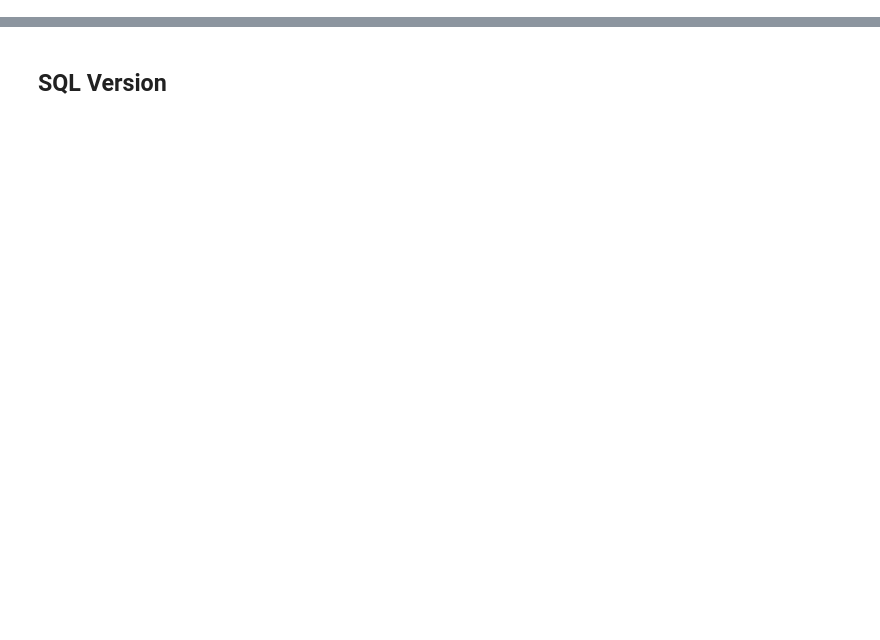
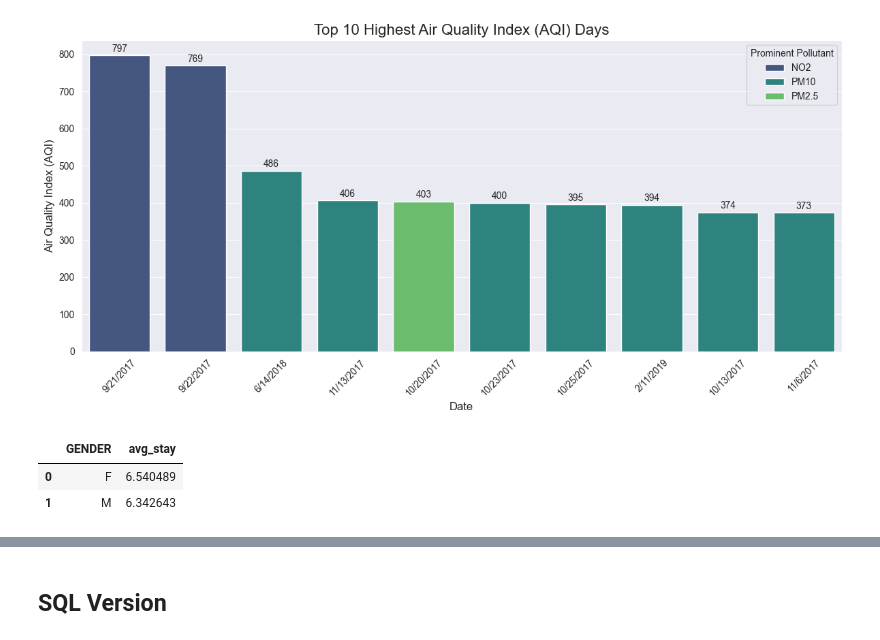
Before and after one commit to ExistCode/big_data_assignment, a Jupyter notebook: Spark.ipynb, the cells around one changed output, grey strips where cells are left out. Drawn from its saved outputs; the diff is of its cells as text; code cells hidden in the pictures; blank space fills up the shorter version.

```diff
--- a/Spark.ipynb
+++ b/Spark.ipynb
@@ -26,0 +52,10 @@ pollution_df = spark.read.csv(
+# %%
+join_query = spark.sql("""
+SELECT DATE, AQI, PROMINENT_POLLUTENT
+FROM pollution
+ORDER BY AQI DESC
+LIMIT 10;
+
+""").toPandas()
+
+join_query
@@ -26,0 +74,39 @@ pollution_df = spark.read.csv(
+# %%
+import matplotlib.pyplot as plt
+import seaborn as sns
+
+# Set the style for better visualization
+plt.figure(figsize=(12, 6))
+sns.set_style("darkgrid")
+
+# Create a bar plot
+ax = sns.barplot(x='DATE', y='AQI', data=join_query,
+                 hue='PROMINENT_POLLUTENT', palette='viridis')
+
+# Customize the plot
+plt.title('Top 10 Highest Air Quality Index (AQI) Days', fontsize=16)
+plt.xlabel('Date', fontsize=12)
+plt.ylabel('Air Quality Index (AQI)', fontsize=12)
+plt.xticks(rotation=45)
+plt.legend(title='Prominent Pollutant')
+
+# Add AQI values on top of each bar
+for i, v in enumerate(join_query['AQI']):
+    ax.text(i, v + 10, str(v), ha='center', fontsize=10)
+
+plt.tight_layout()
+plt.show()
+# %% [output]
+[figure, added]
+# %%
+gender_avg_stay = spark.sql("""
+SELECT GENDER, AVG( DURATION_OF_STAY) AS avg_stay
+FROM admissions
+GROUP BY GENDER;
+                                  """).toPandas()
+
+gender_avg_stay
+# %% [output]
+|  | GENDER | avg_stay |
+| 0 | F | 6.540489 |
+| 1 | M | 6.342643 |
```
Also changed, not shown: parts of 14 cells of this notebook, 5 other files.
